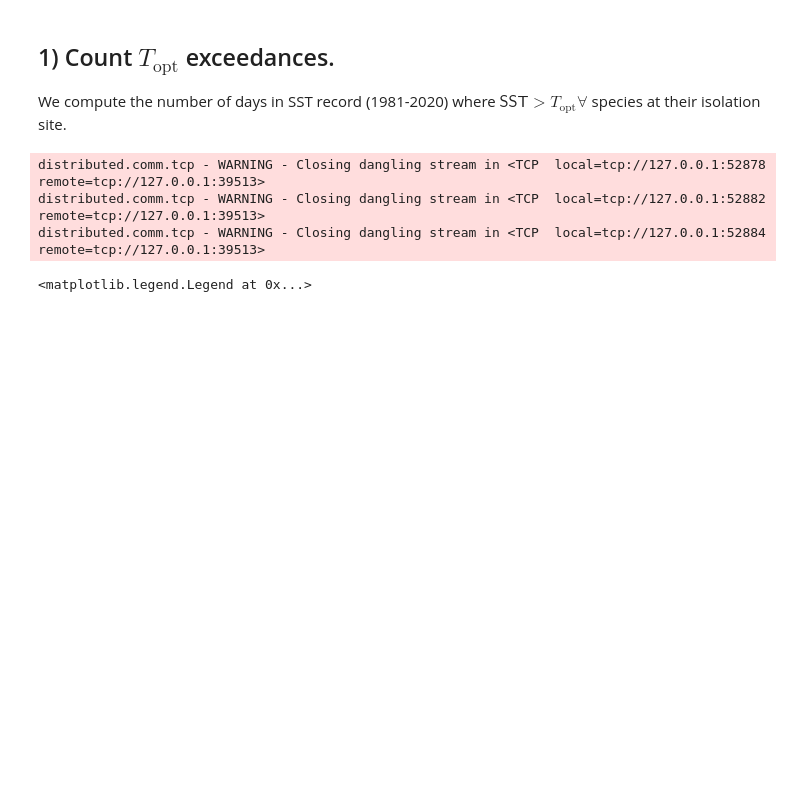
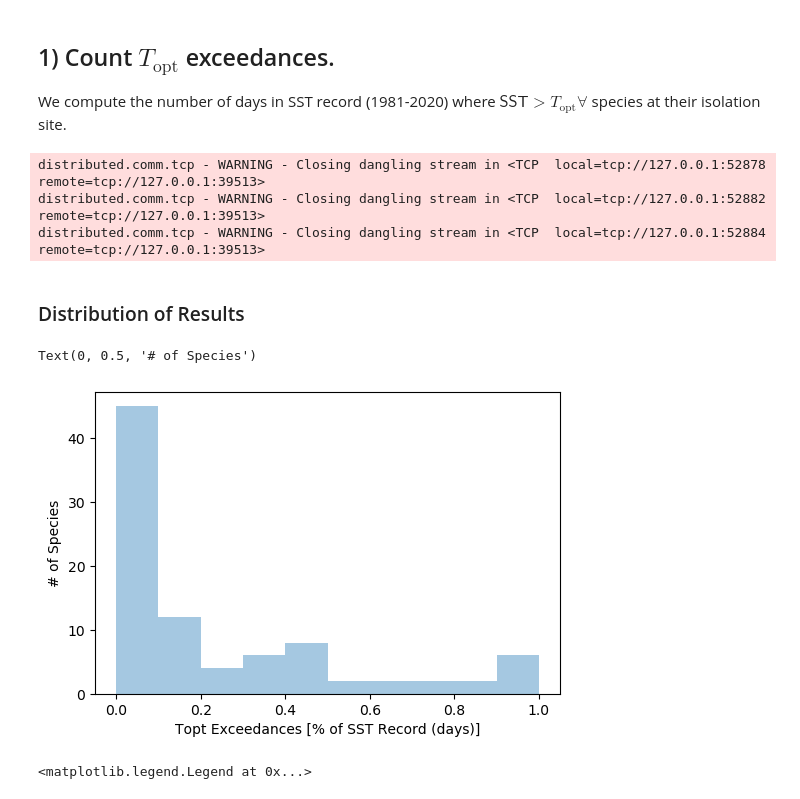
Before and after one commit to HuckleyLab/phyto-mhw, a Jupyter notebook: analysis/physiology/Topt_exceedances.ipynb, the cells around one changed output. Saved outputs shown, nothing was run; the diff lists cells and outputs as text; code cells hidden in the pictures; blank space fills up the shorter version.

Commit message:
update exceedance plots

```diff
--- a/analysis/physiology/Topt_exceedances.ipynb
+++ b/analysis/physiology/Topt_exceedances.ipynb
@@ -72,6 +72,15 @@ distributed.comm.tcp - WARNING - Closing dangling stream in <TCP  local=tcp://12
 plankton['topt_exceedances'] = list(map(np.asscalar, answer))
 # %%
 plankton['topt_exceedances_pct'] = plankton.topt_exceedances / len(oisst.time)
+# %% [markdown]
+### Distribution of Results
+# %%
+sns.distplot(plankton['topt_exceedances_pct'], kde=False, bins=10)
+plt.xlabel("Topt Exceedances [% of SST Record (days)]")
+plt.ylabel("# of Species")
+# %% [output]
+Text(0, 0.5, '# of Species')
+[figure, added]
 # %%
 plankton.plot(x = 'isolation.latitude', y='topt_exceedances_pct', kind='scatter', label='Species Isolate')
 sns.despine()
```
Also changed, not shown: parts of 8 cells of this notebook.
